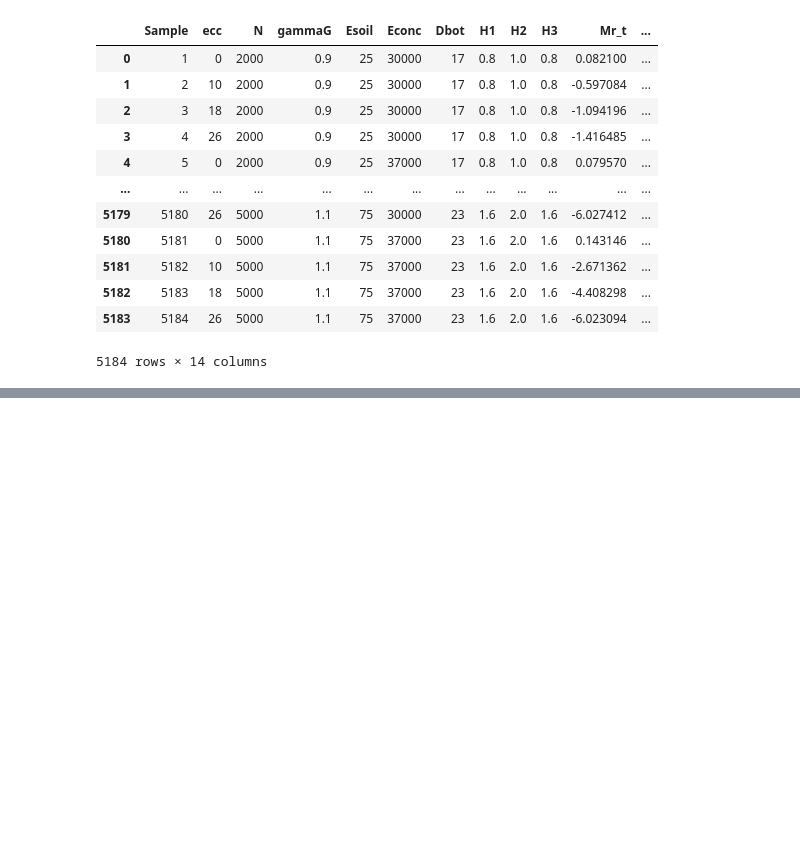
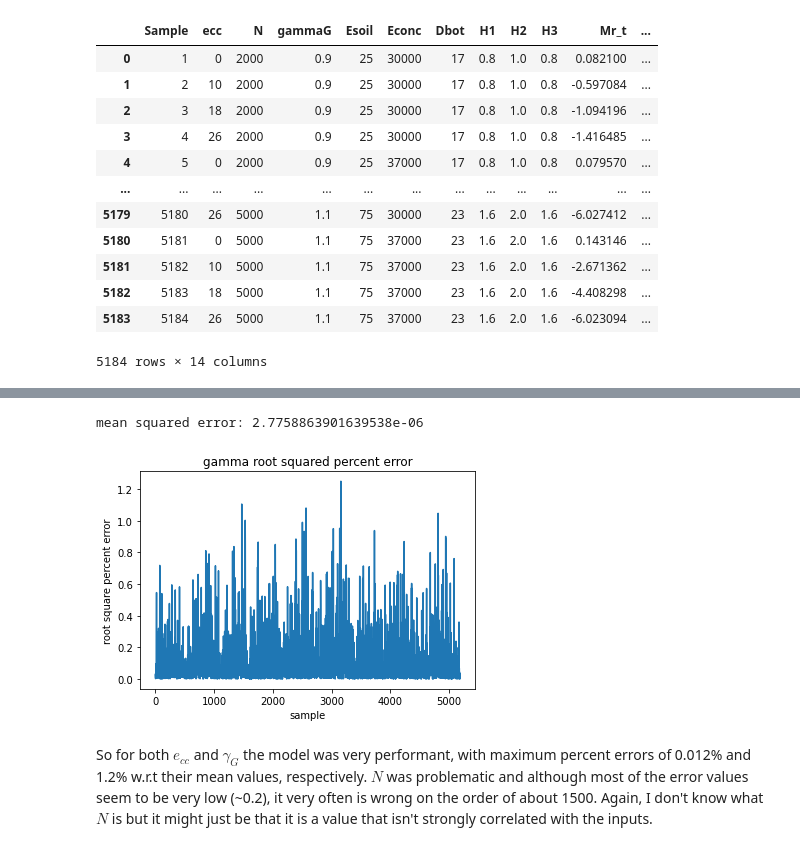
Before and after one commit to waltherwj/FORCE-RECONSTRUCTION-ML-MODEL, a Jupyter notebook: XGBoost_Prototype.ipynb, the cells around one changed output, grey strips where cells are left out. Cells and saved outputs as stored; diff of their text form; code cells hidden in the pictures; blank space fills up the shorter version.

```diff
--- a/XGBoost_Prototype.ipynb
+++ b/XGBoost_Prototype.ipynb
@@ -60,0 +218,19 @@ $$
+# %%
+# the root squared error for N
+rse_gamma = np.sqrt((preds[:,2] - np.array(df['gammaG']))**2)
+
+# the squared error percentage compared to the mean
+rse_perc_gamma = (rse_gamma/df['gammaG'].mean())*100
+plt.plot(rse_perc_gamma)
+plt.title('gamma root squared percent error')
+plt.ylabel('root square percent error')
+plt.xlabel('sample')
+
+# the mean squared error
+mse_gamma = mean_squared_error(preds[:,2],np.array(df['gammaG']))
+print(f'mean squared error: {mse_gamma}')
+# %% [output]
+mean squared error: 2.7758863901639538e-06
+[figure, added]
+# %% [markdown]
+So for both $e_{cc}$ and $\gamma_G$ the model was very performant, with maximum percent errors of 0.012% and 1.2% w.r.t their mean values, respectively. $N$ was problematic and although most of the error values seem to be very low (~0.2), it very often is wrong on the order of about 1500. Again, I don't know what $N$ is but it might just be that it is a value that isn't strongly correlated with the inputs.
```
Also changed, not shown: parts of 20 cells of this notebook.
